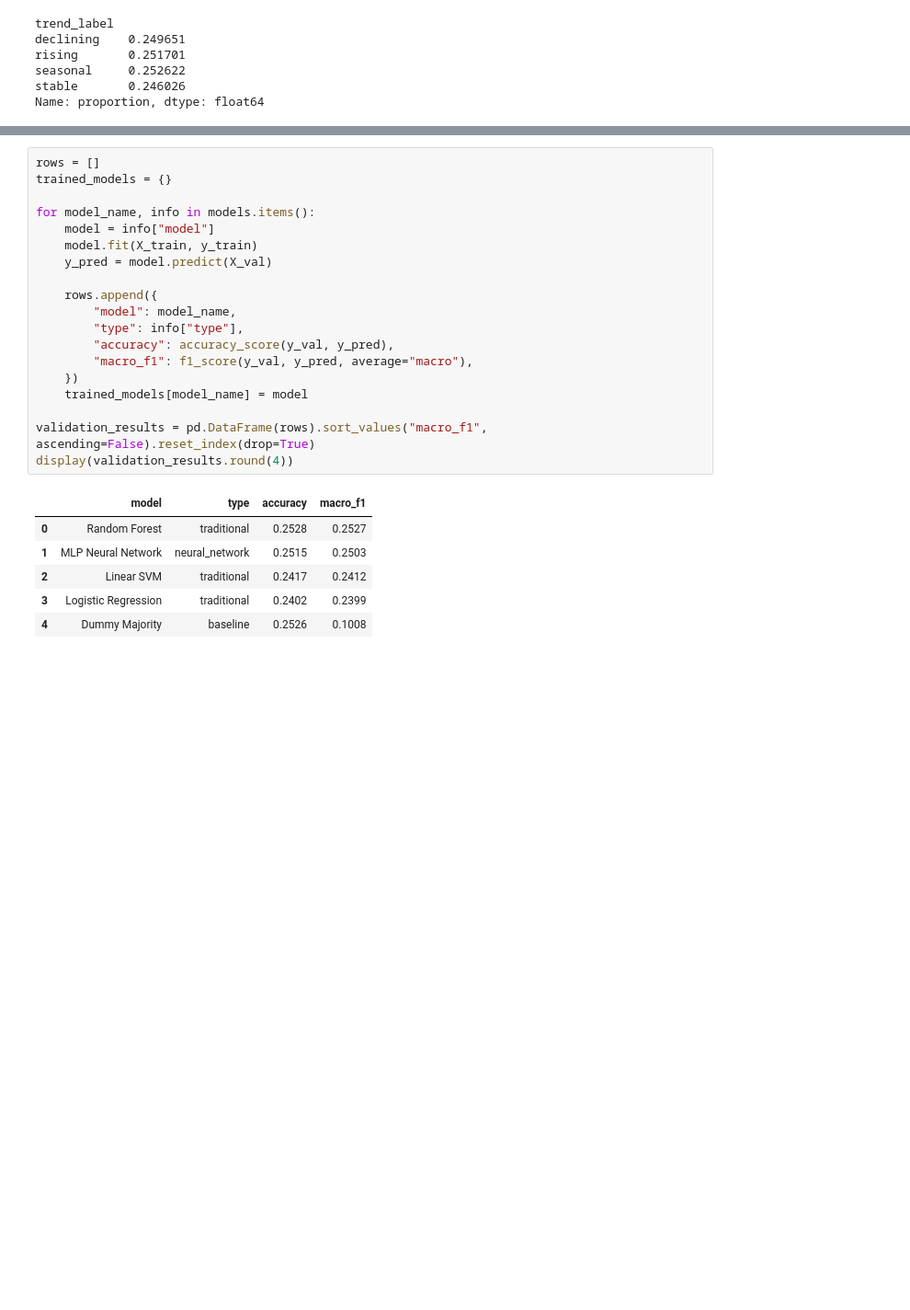
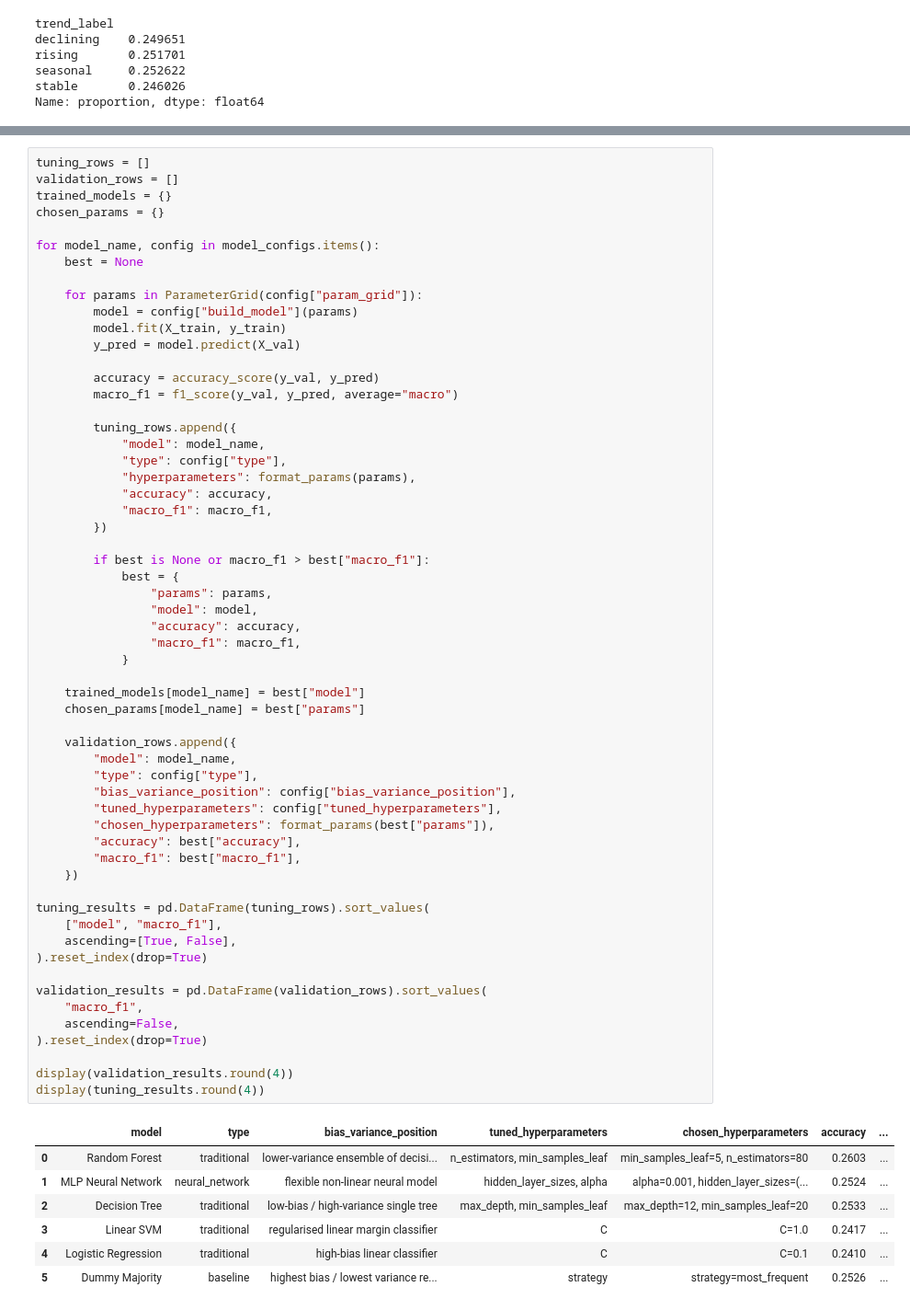
Before and after one commit to vivalavidax123/IML_A2, a Jupyter notebook: notebooks/rq3_model_comparison.ipynb, the cells around one changed output, grey strips where cells are left out. Shown at 92% size. Drawn from its saved outputs; the diff is of its cells as text; blank space fills up the shorter version.

```diff
--- a/notebooks/rq3_model_comparison.ipynb
+++ b/notebooks/rq3_model_comparison.ipynb
@@ -119,26 +200,66 @@ models = {
 # %%
-rows = []
+tuning_rows = []
+validation_rows = []
 trained_models = {}
+chosen_params = {}
 
-for model_name, info in models.items():
-    model = info["model"]
-    model.fit(X_train, y_train)
-    y_pred = model.predict(X_val)
+for model_name, config in model_configs.items():
+    best = None
 
-    rows.append({
+    for params in ParameterGrid(config["param_grid"]):
+        model = config["build_model"](params)
+        model.fit(X_train, y_train)
+        y_pred = model.predict(X_val)
+
+        accuracy = accuracy_score(y_val, y_pred)
+        macro_f1 = f1_score(y_val, y_pred, average="macro")
+
+        tuning_rows.append({
+            "model": model_name,
+            "type": config["type"],
+            "hyperparameters": format_params(params),
+            "accuracy": accuracy,
+            "macro_f1": macro_f1,
+        })
+
+        if best is None or macro_f1 > best["macro_f1"]:
+            best = {
+                "params": params,
+                "model": model,
+                "accuracy": accuracy,
+                "macro_f1": macro_f1,
+            }
+
+    trained_models[model_name] = best["model"]
+    chosen_params[model_name] = best["params"]
+
+    validation_rows.append({
         "model": model_name,
-        "type": info["type"],
-        "accuracy": accuracy_score(y_val, y_pred),
-        "macro_f1": f1_score(y_val, y_pred, average="macro"),
+        "type": config["type"],
+        "bias_variance_position": config["bias_variance_position"],
+        "tuned_hyperparameters": config["tuned_hyperparameters"],
+        "chosen_hyperparameters": format_params(best["params"]),
+        "accuracy": best["accuracy"],
+        "macro_f1": best["macro_f1"],
     })
-    trained_models[model_name] = model
 
-validation_results = pd.DataFrame(rows).sort_values("macro_f1", ascending=False).reset_index(drop=True)
+tuning_results = pd.DataFrame(tuning_rows).sort_values(
+    ["model", "macro_f1"],
+    ascending=[True, False],
+).reset_index(drop=True)
+
+validation_results = pd.DataFrame(validation_rows).sort_values(
+    "macro_f1",
+    ascending=False,
+).reset_index(drop=True)
+
 display(validation_results.round(4))
+display(tuning_results.round(4))
 # %% [output]
-|  | model | type | accuracy | macro_f1 |
-| 0 | Random Forest | traditional | 0.2528 | 0.2527 |
-| 1 | MLP Neural Network | neural_network | 0.2515 | 0.2503 |
-| 2 | Linear SVM | traditional | 0.2417 | 0.2412 |
-| 3 | Logistic Regression | traditional | 0.2402 | 0.2399 |
-| 4 | Dummy Majority | baseline | 0.2526 | 0.1008 |
+|  | model | type | bias_variance_position | tuned_hyperparameters | chosen_hyperparameters | accuracy | ... |
+| 0 | Random Forest | traditional | lower-variance ensemble of decisi... | n_estimators, min_samples_leaf | min_samples_leaf=5, n_estimators=80 | 0.2603 | ... |
+| 1 | MLP Neural Network | neural_network | flexible non-linear neural model | hidden_layer_sizes, alpha | alpha=0.001, hidden_layer_sizes=(... | 0.2524 | ... |
+| 2 | Decision Tree | traditional | low-bias / high-variance single tree | max_depth, min_samples_leaf | max_depth=12, min_samples_leaf=20 | 0.2533 | ... |
+| 3 | Linear SVM | traditional | regularised linear margin classifier | C | C=1.0 | 0.2417 | ... |
+| 4 | Logistic Regression | traditional | high-bias linear classifier | C | C=0.1 | 0.2410 | ... |
+| 5 | Dummy Majority | baseline | highest bias / lowest variance re... | strategy | strategy=most_frequent | 0.2526 | ... |
```
Also changed, not shown: parts of 9 cells of this notebook.
